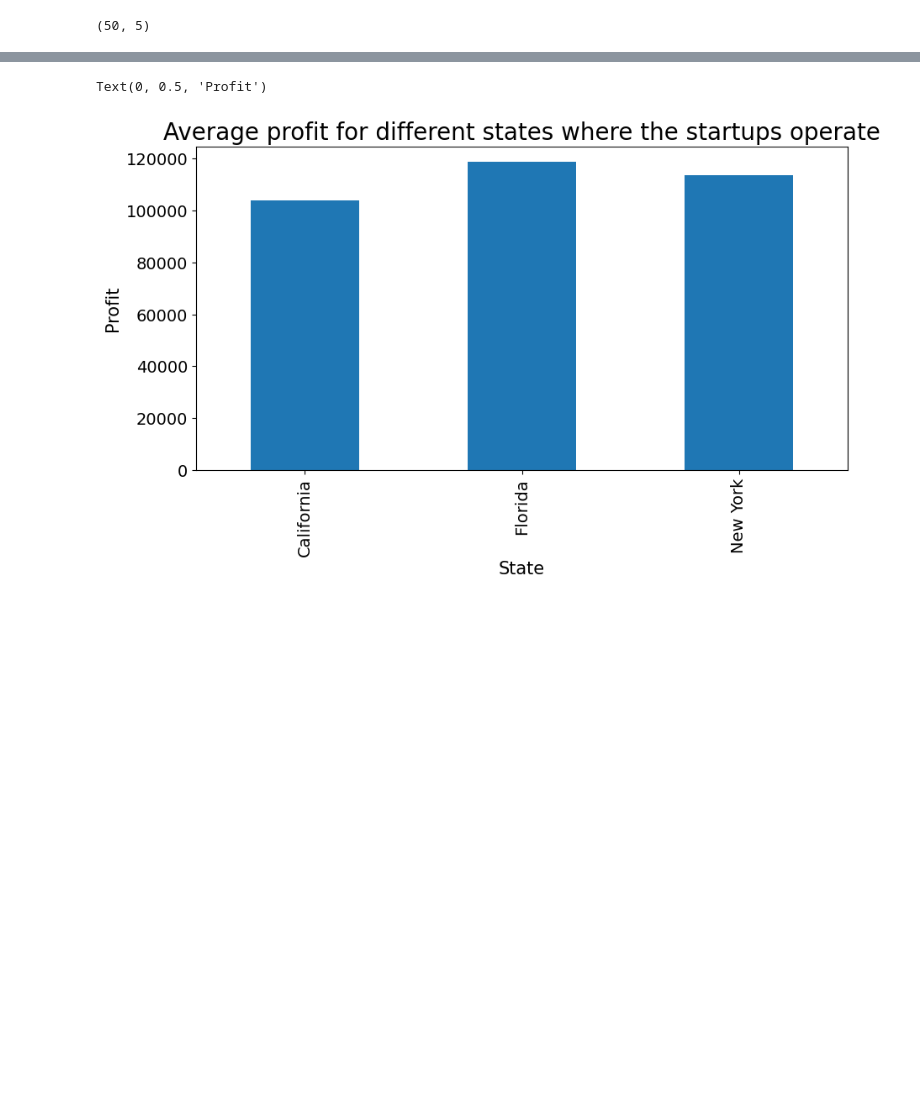
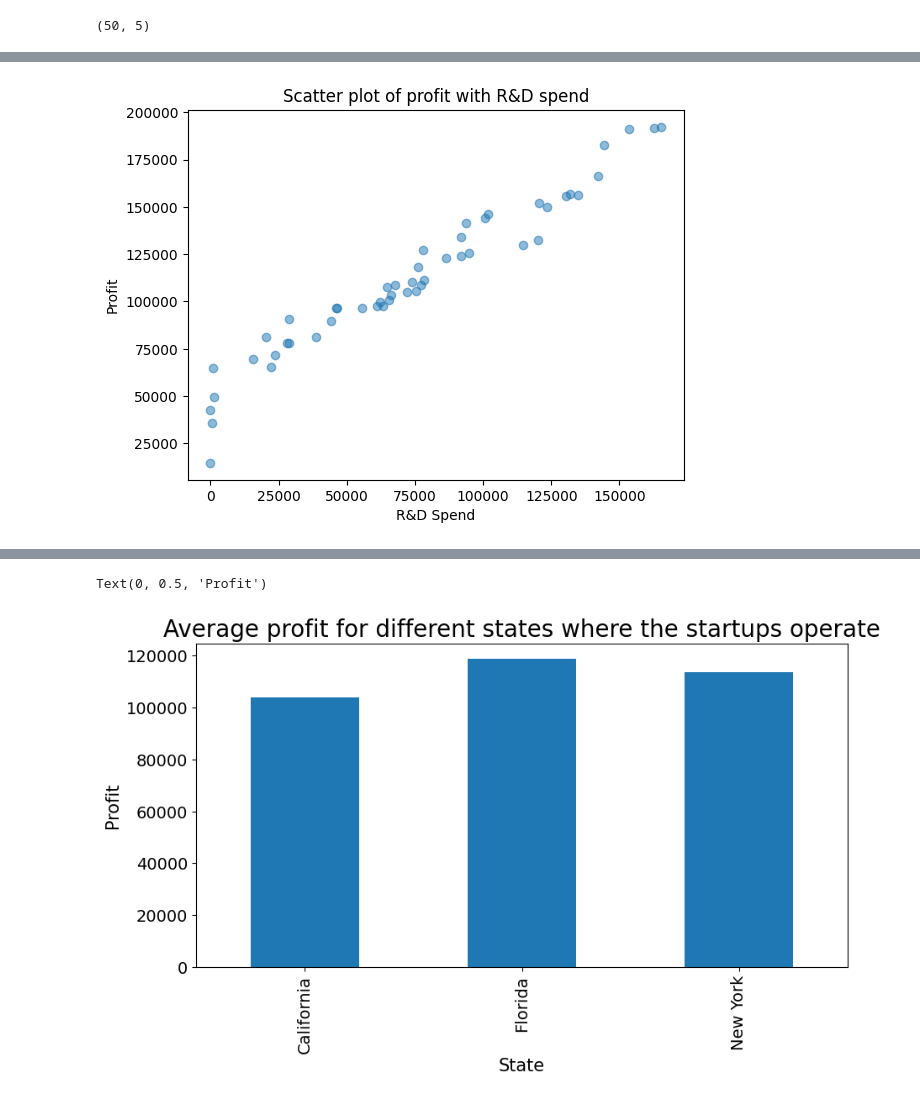
Before and after one commit to Bharatgaur/RawProjects, a Jupyter notebook: Linear_Regression_Implementation.ipynb, the cells around one changed output, grey strips where cells are left out. Drawn from its saved outputs; the diff is of its cells as text; code cells hidden in the pictures; blank space fills up the shorter version.

```diff
--- a/Linear_Regression_Implementation.ipynb
+++ b/Linear_Regression_Implementation.ipynb
@@ -70 +62,9 @@ dataset.shape
+# %%
+plt.scatter(dataset['R&D Spend'], dataset['Profit'], alpha=0.5)
+plt.title('Scatter plot of profit with R&D spend')
+plt.xlabel('R&D Spend')
+plt.ylabel('Profit')
+plt.show()
+# %% [output]
+[figure, added]
 # %%
```
Also changed, not shown: parts of 61 cells of this notebook.
